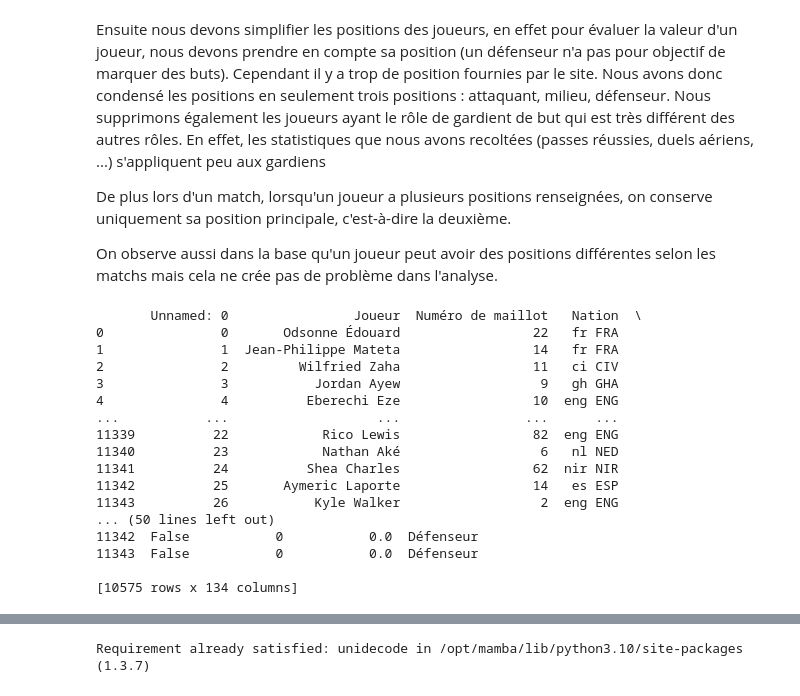
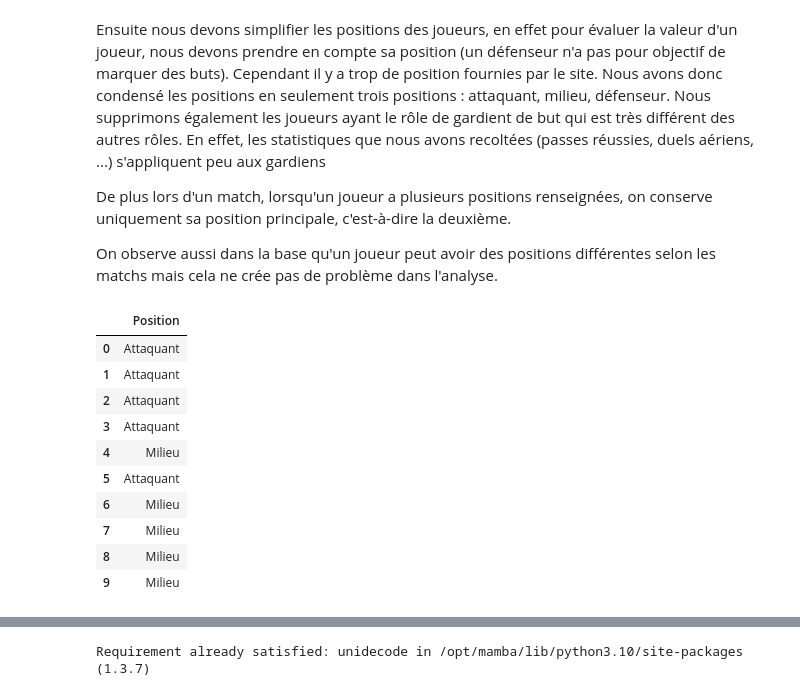
Before and after one commit to lecoqm/evaluation_football, a Jupyter notebook: main.ipynb, the cells around one changed output, grey strips where cells are left out. Saved outputs shown, nothing was run; the diff lists cells and outputs as text; code cells hidden in the pictures.

```diff
--- a/main.ipynb
+++ b/main.ipynb
@@ -133,7 +134,6 @@ def points_gagnes(row):
             return 0
 
 df_FBREF['pts_gagnes'] = df_FBREF.apply(points_gagnes, axis=1)
-df_FBREF['pts_apportes'] = df_FBREF['pts_gagnes'] * df_FBREF["Minutes"] / 90
 # %% [markdown]
 Ensuite nous devons simplifier les positions des joueurs, en effet pour évaluer la valeur d'un joueur, nous devons prendre en compte sa position (un défenseur n'a pas pour objectif de marquer des buts). Cependant il y a trop de position fournies par le site. Nous avons donc condensé les positions en seulement trois positions : attaquant, milieu, défenseur. Nous supprimons également les joueurs ayant le rôle de gardient de but qui est très différent des autres rôles. En effet, les statistiques que nous avons recoltées (passes réussies, duels aériens, ...) s'appliquent peu aux gardiens
 
@@ -143,38 +143,32 @@ On observe aussi dans la base qu'un joueur peut avoir des positions différentes
 # %%
 # eliminate Goal Keepers
 df_FBREF = df_FBREF.loc[df_FBREF['Emplacement'] != 'GK']
 
 def positions(position):
     """
     This function is used to replace the position of each players by a simpler one.
     The only position left are : "Attaquant", "Défenseur" and "Milieu".
     """
     position = position[:2]
     if position in ['FW','LW','RW']:
         return 'Attaquant'
     elif position in ['DF','FB','LB','RB','CB','WB']:
         return 'Défenseur'
     elif position in ['MF','AM','DM','CM','LM','RM','WM']:
         return 'Milieu'
 
 df_FBREF['Position'] = df_FBREF['Emplacement'].apply(positions)
-print(df_FBREF)
+df_FBREF[['Position']].head(10)
 # %% [output]
-       Unnamed: 0                Joueur  Numéro de maillot   Nation  \
-0               0       Odsonne Édouard                 22   fr FRA
-1               1  Jean-Philippe Mateta                 14   fr FRA
-2               2         Wilfried Zaha                 11   ci CIV
-3               3           Jordan Ayew                  9   gh GHA
-4               4          Eberechi Eze                 10  eng ENG
-...           ...                   ...                ...      ...
-11339          22            Rico Lewis                 82  eng ENG
-11340          23            Nathan Aké                  6   nl NED
-11341          24          Shea Charles                 62  nir NIR
-11342          25       Aymeric Laporte                 14   es ESP
-11343          26           Kyle Walker                  2  eng ENG
-... (50 lines left out)
-11342  False           0           0.0  Défenseur
-11343  False           0           0.0  Défenseur
-
-[10575 rows x 134 columns]
+|  | Position |
+| 0 | Attaquant |
+| 1 | Attaquant |
+| 2 | Attaquant |
+| 3 | Attaquant |
+| 4 | Milieu |
+| 5 | Attaquant |
+| 6 | Milieu |
+| 7 | Milieu |
+| 8 | Milieu |
+| 9 | Milieu |
 # %% [markdown]
```
Also changed, not shown: parts of 18 cells of this notebook.
